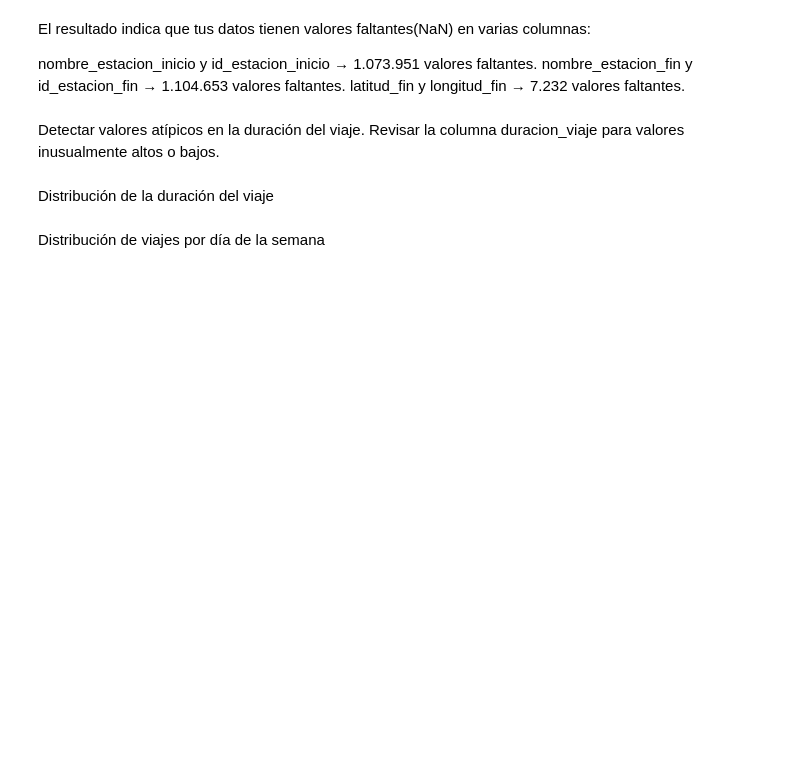
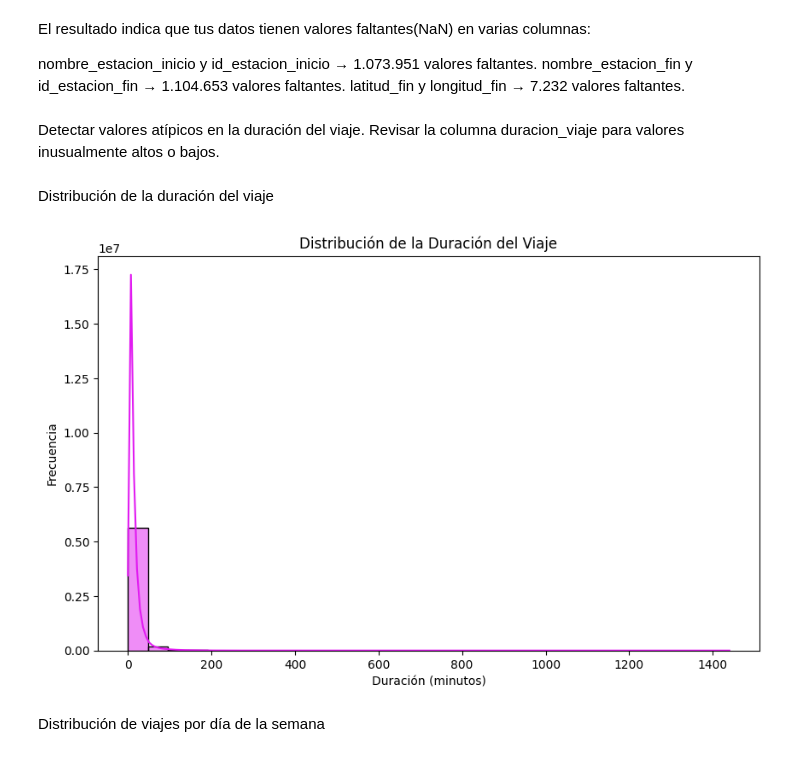
Before and after one commit to VivianaEVV/Caso-pr-ctico-Curso-An-lisis-de-Datos-de-Google-Specialization, a Jupyter notebook: Caso_Practico_Cyclistic.ipynb, the cells around one changed output. Saved outputs shown, nothing was run; the diff lists cells and outputs as text; code cells hidden in the pictures; blank space fills up the shorter version.

```diff
--- a/Caso_Practico_Cyclistic.ipynb
+++ b/Caso_Practico_Cyclistic.ipynb
@@ -151,6 +146,10 @@ df_analisis = df_analisis[df_analisis['inicio_viaje'] < df_analisis['fin_viaje']
 # %% [markdown]
 Detectar valores atípicos en la duración del viaje. Revisar la columna duracion_viaje para valores inusualmente altos o bajos.
 # %%
+# Asegurarse de que las columnas sean de tipo string
+df_analisis['inicio_viaje'] = df_analisis['inicio_viaje'].astype(str)
+df_analisis['fin_viaje'] = df_analisis['fin_viaje'].astype(str)
+
 # Eliminar milisegundos, si es que existen de las columnas de fecha
 df_analisis['inicio_viaje'] = df_analisis['inicio_viaje'].str.split('.', expand=True)[0]
 df_analisis['fin_viaje'] = df_analisis['fin_viaje'].str.split('.', expand=True)[0]
@@ -169,14 +168,16 @@ Distribución de la duración del viaje
 # %%
 import matplotlib.pyplot as plt
 import seaborn as sns
 
 # Histograma de la duración del viaje
 plt.figure(figsize=(10, 6))
-sns.histplot(df_analisis['duracion_viaje'], kde=True, bins=30)
+sns.histplot(df_analisis['duracion_viaje'], kde=True, bins=30, color='#e11cf1')
 plt.title('Distribución de la Duración del Viaje')
 plt.xlabel('Duración (minutos)')
 plt.ylabel('Frecuencia')
 plt.show()
+# %% [output]
+[figure, added]
 # %% [markdown]
 Distribución de viajes por día de la semana
 # %%
```
Also changed, not shown: parts of 6 cells of this notebook.
